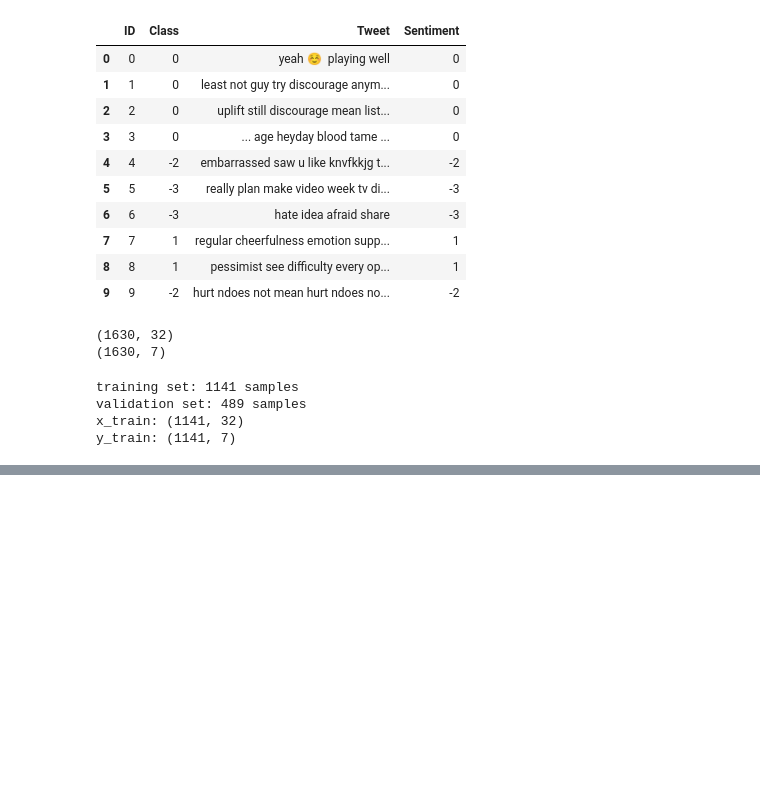
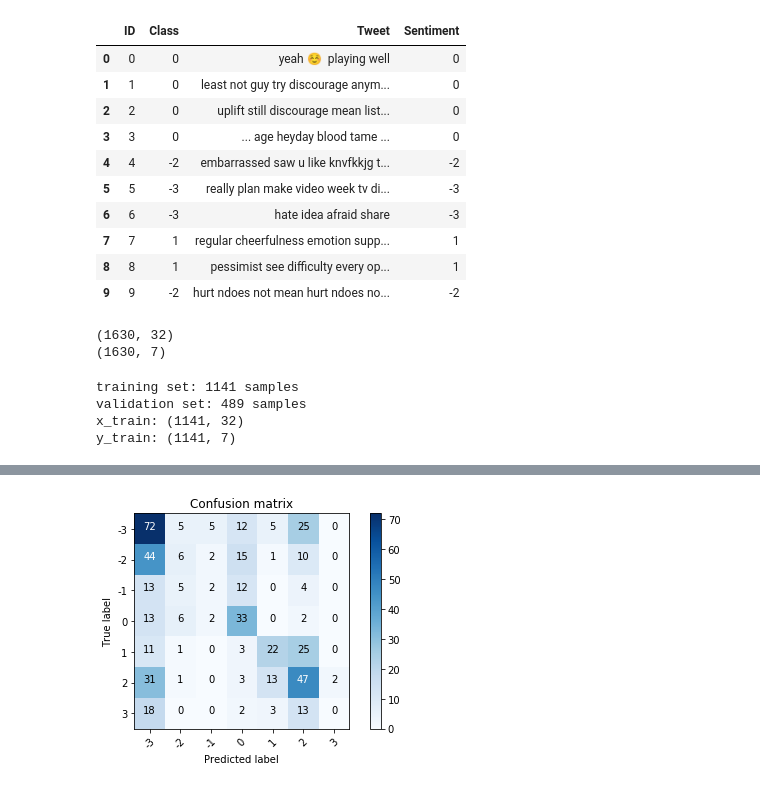
Before and after one commit to Garfounkel/sentiment_analysis, a Jupyter notebook: transfer_learning.ipynb, the cells around one changed output, grey strips where cells are left out. Saved outputs shown, nothing was run; the diff lists cells and outputs as text; code cells hidden in the pictures; blank space fills up the shorter version.

```diff
--- a/transfer_learning.ipynb
+++ b/transfer_learning.ipynb
@@ -134 +131,3 @@ Epoch 5/5
 <keras.callbacks.History at 0x...>
+# %%
+model.fit(X_train, y_train, batch_size=128, validation_data=(X_val, y_val), epochs=30)
@@ -134,0 +155,3 @@ Epoch 5/5
+# %%
+y_pred = np.argmax(model.predict(X_val, batch_size=128), axis=1)
+y_true = np.argmax(y_val, axis=1)
@@ -134,0 +171,6 @@ Epoch 5/5
+# %%
+from sklearn.metrics import confusion_matrix
+
+
+cm = confusion_matrix(y_true, y_pred)
+cm
@@ -134,0 +185,28 @@ Epoch 5/5
+# %%
+import itertools
+import matplotlib.pyplot as plt
+
+def plot_confusion_matrix(cm, classes,
+                          title='Confusion matrix',
+                          cmap=plt.cm.Blues):
+    plt.imshow(cm, interpolation='nearest', cmap=cmap)
+    plt.title(title)
+    plt.colorbar()
+    tick_marks = np.arange(len(classes))
+    plt.xticks(tick_marks, classes, rotation=45)
+    plt.yticks(tick_marks, classes)
+
+    fmt = 'd'
+    thresh = cm.max() / 2.
+    for i, j in itertools.product(range(cm.shape[0]), range(cm.shape[1])):
+        plt.text(j, i, format(cm[i, j], fmt),
+                 horizontalalignment="center",
+                 color="white" if cm[i, j] > thresh else "black")
+
+    plt.ylabel('True label')
+    plt.xlabel('Predicted label')
+    plt.tight_layout()
+# %%
+plot_confusion_matrix(cm, [-3, -2, -1, 0, 1, 2, 3])
+# %% [output]
+[figure, added]
```
Also changed, not shown: parts of 11 cells of this notebook, 5 other files.
